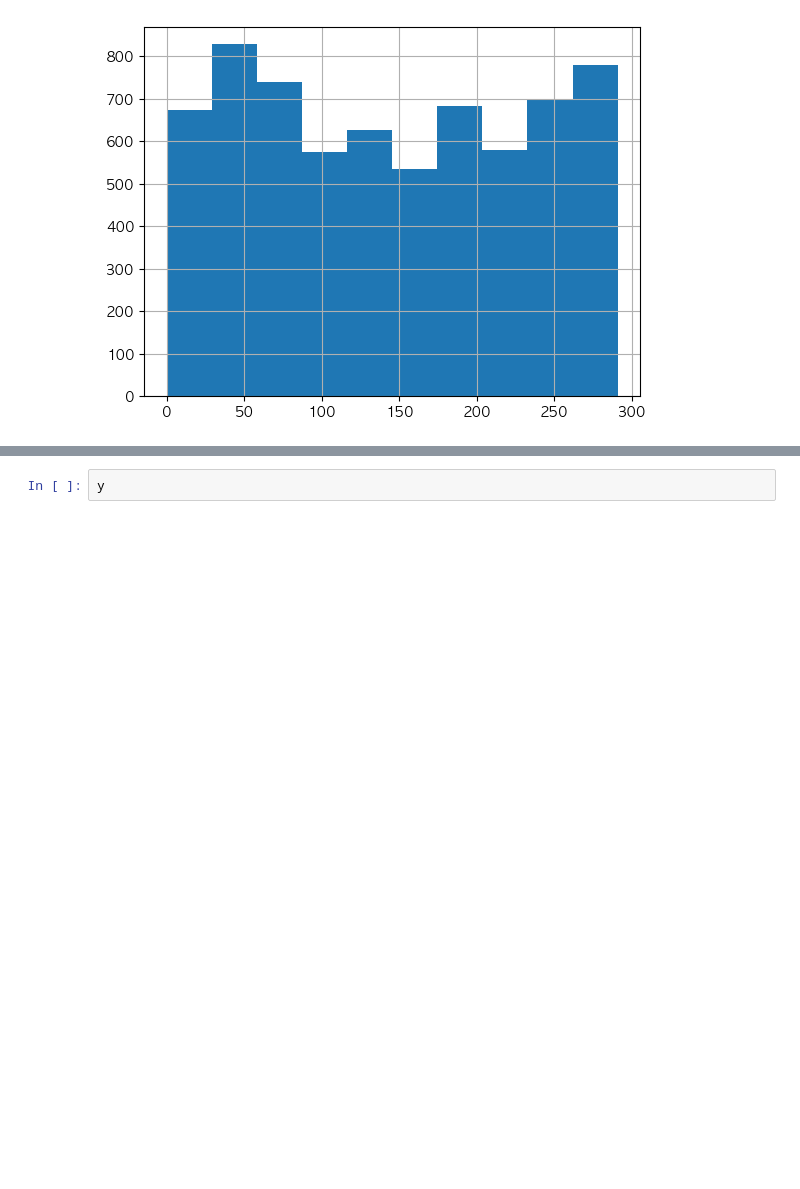
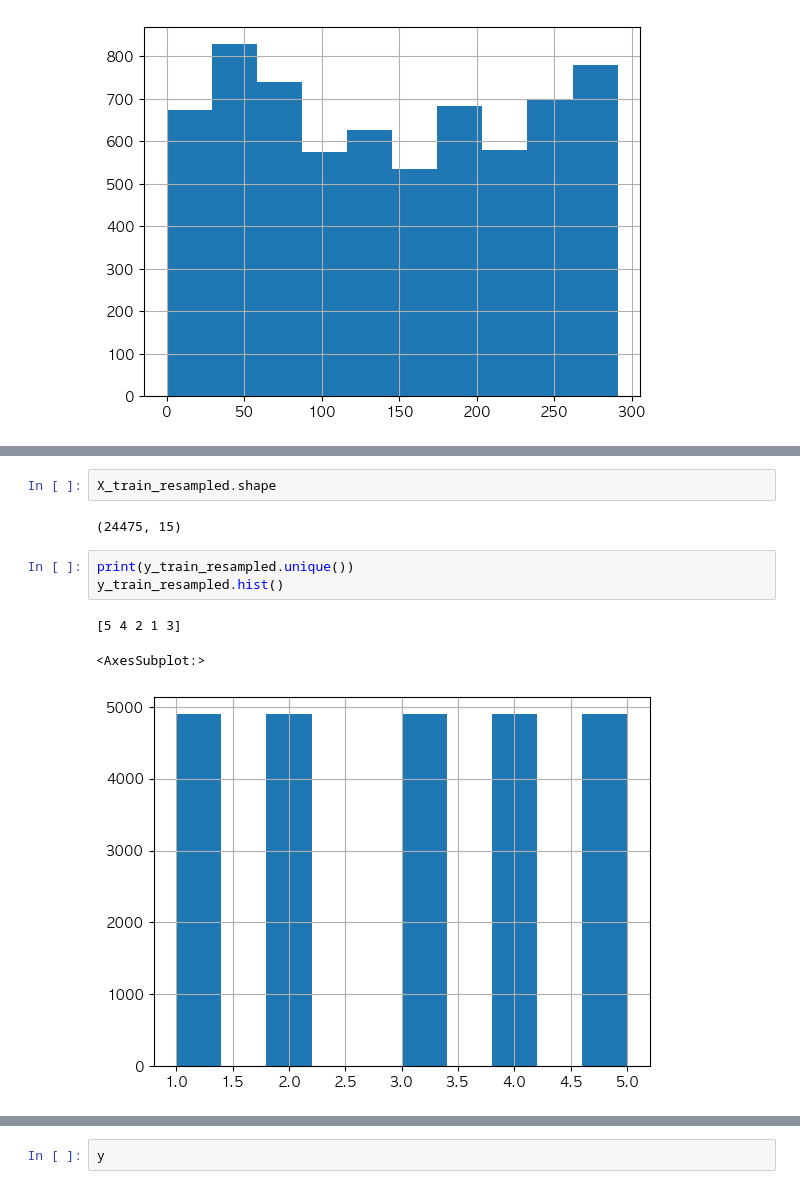
Before and after one commit to eunyoung030927/2024-Environmental-Data-Analysis-and-Utilization-Competition, a Jupyter notebook: model/preprocessing.ipynb, the cells around one changed output, grey strips where cells are left out. Cells and saved outputs as stored; diff of their text form; blank space fills up the shorter version.

```diff
--- a/model/preprocessing.ipynb
+++ b/model/preprocessing.ipynb
@@ -879,3 +905,14 @@ print(automl.show_models())
+# %%
+X_train_resampled.shape
+# %% [output]
+(24475, 15)
+# %%
+print(y_train_resampled.unique())
+y_train_resampled.hist()
+# %% [output]
+[5 4 2 1 3]
+<AxesSubplot:>
+[figure, added]
 # %%
 X.head()
 # %% [output]
```
Also changed, not shown: parts of 12 cells of this notebook, 6 other files.
